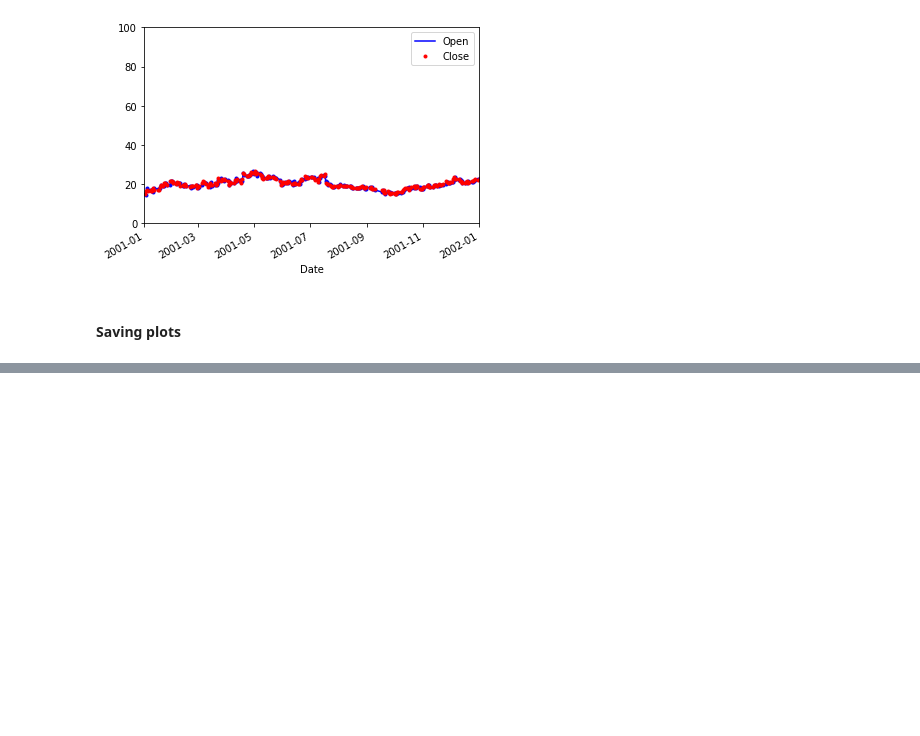
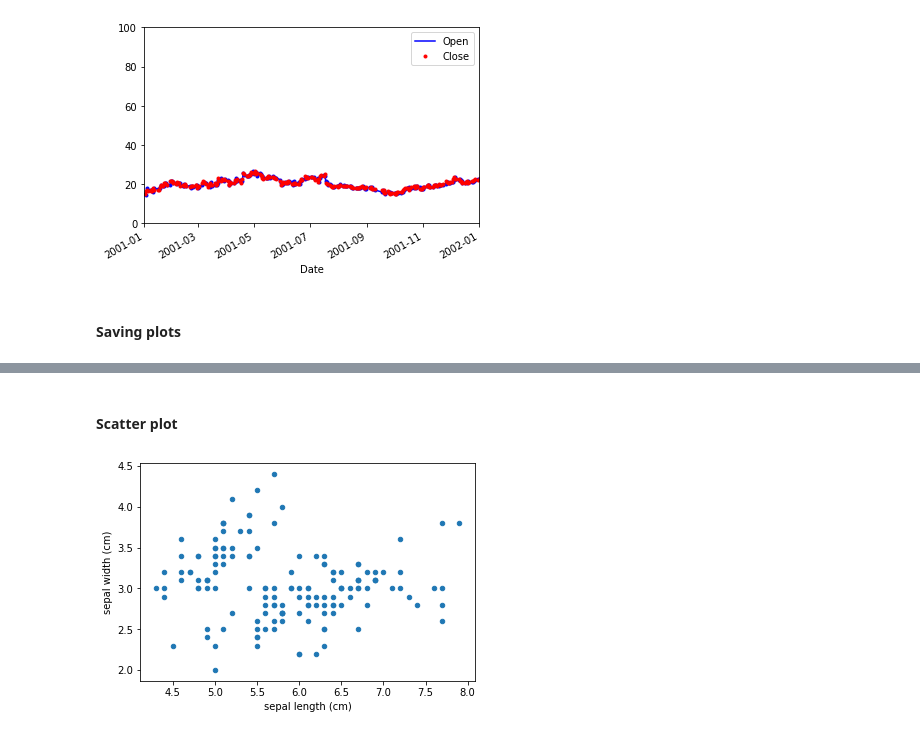
Before and after one commit to MikaelaKlein/Datacamp-Courses, a Jupyter notebook: Data Scientist with Python/08 - pandas Foundations.ipynb, the cells around one changed output, grey strips where cells are left out. Cells and saved outputs as stored; diff of their text form; code cells hidden in the pictures; blank space fills up the shorter version.

```diff
--- a/Data Scientist with Python/08 - pandas Foundations.ipynb
+++ b/Data Scientist with Python/08 - pandas Foundations.ipynb
@@ -369,0 +406,9 @@ plt.show()
+# %% [markdown]
+#### Scatter plot
+# %%
+iris.plot(x='sepal_length', y = 'sepal_width', kind = 'scatter')
+plt.xlabel('sepal length (cm)')
+plt.ylabel('sepal width (cm)')
+plt.show()
+# %% [output]
+[figure, added]
```
Also changed, not shown: parts of 53 cells of this notebook, 1 other file.
